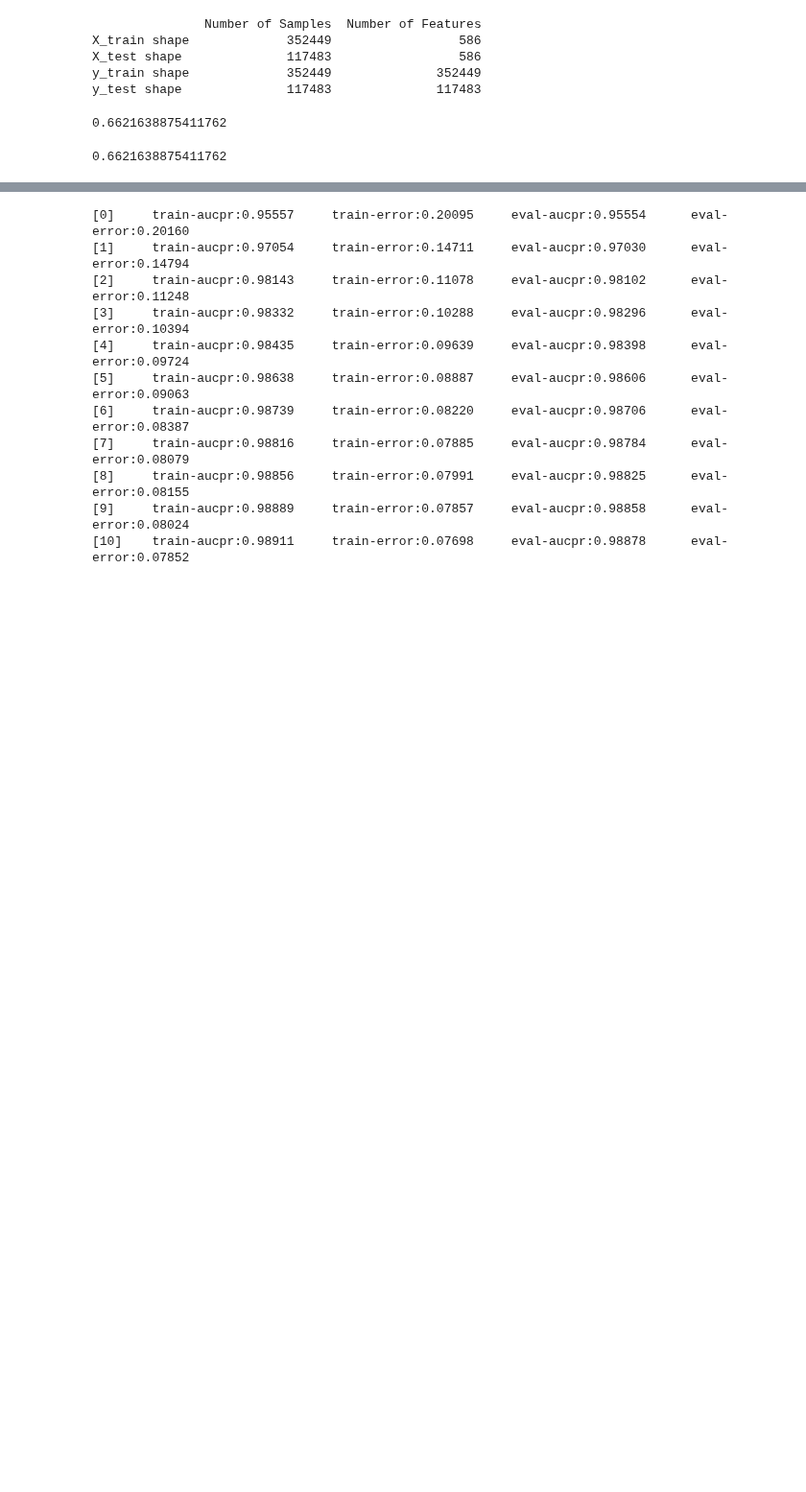
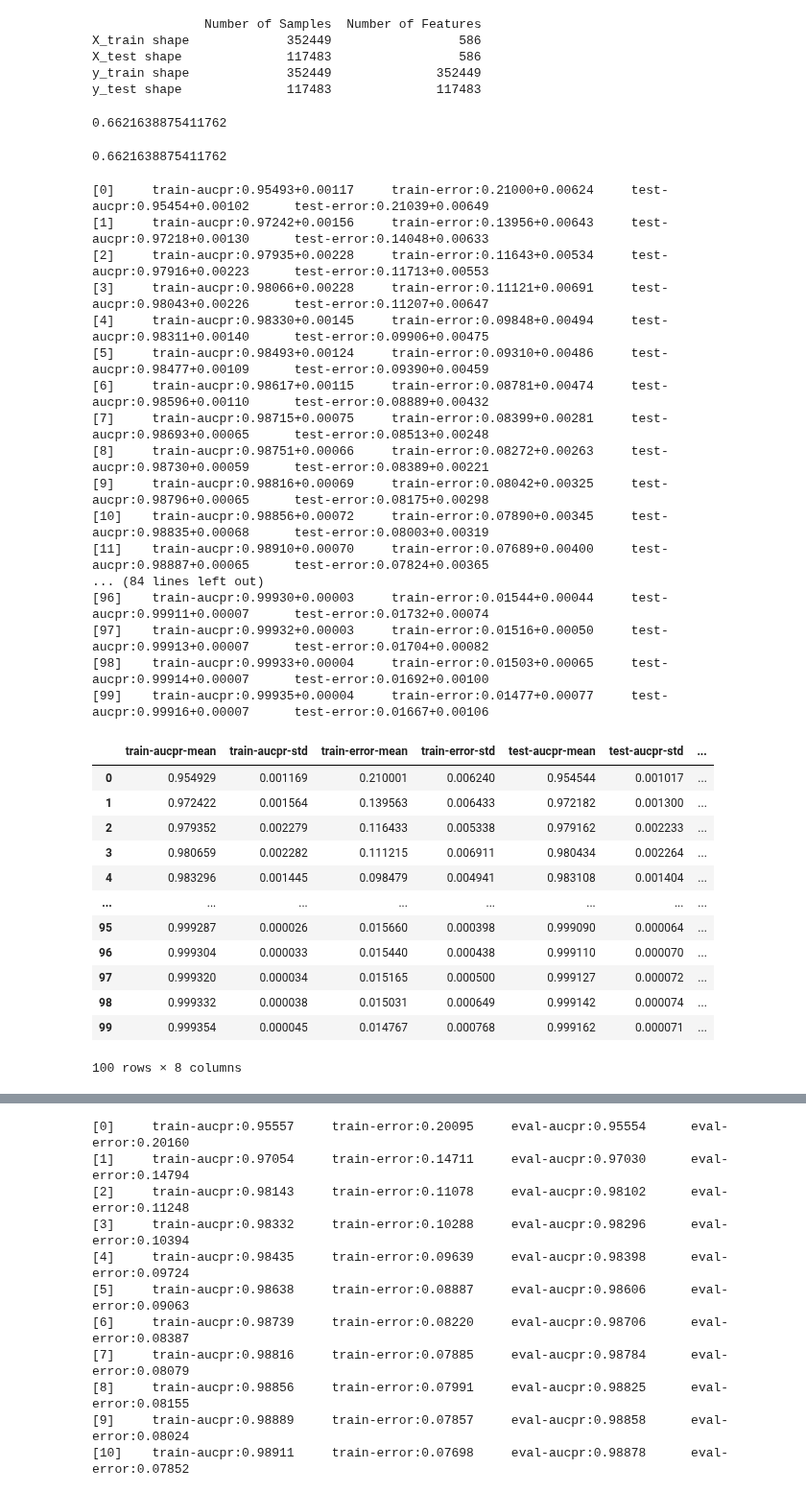
Before and after one commit to rspseshasai/vandalism_detection_osm, a Jupyter notebook: xgboost_model.ipynb, the cells around one changed output, grey strips where cells are left out. Shown at 96% size. Cells and saved outputs as stored; diff of their text form; code cells hidden in the pictures; blank space fills up the shorter version.

Commit message:
feature: add cross validation code

```diff
--- a/xgboost_model.ipynb
+++ b/xgboost_model.ipynb
@@ -155,3 +149,66 @@ sum(y_train)/len(y_train)
 sum(y_test)/len(y_test)
 # %% [output]
 0.6621638875411762
+# %%
+# Cross Validation
+import xgboost as xgb
+import numpy as np
+
+# Set up the parameters (you can use your existing ones)
+params = {
+    'objective': 'binary:logistic',  # Binary classification
+    'eval_metric': ['aucpr', 'error'],  # Evaluation metrics
+    'seed': 42
+}
+
+# Number of boosting rounds
+num_boost_round = 100
+
+# Number of folds
+n_folds = 5
+
+# Perform 5-fold cross-validation
+cv_results = xgb.cv(
+    params,
+    xgb.DMatrix(X_train, label=y_train),
+    num_boost_round=num_boost_round,
+    nfold=n_folds,
+    early_stopping_rounds=15,
+    metrics=['aucpr', 'error'],  # Use AUC-PR and error for validation
+    seed=42,
+    verbose_eval=True
+)
+
+# Display cross-validation results
+cv_results
+# %% [output]
+[0]     train-aucpr:0.95493+0.00117     train-error:0.21000+0.00624     test-aucpr:0.95454+0.00102      test-error:0.21039+0.00649
+[1]     train-aucpr:0.97242+0.00156     train-error:0.13956+0.00643     test-aucpr:0.97218+0.00130      test-error:0.14048+0.00633
+[2]     train-aucpr:0.97935+0.00228     train-error:0.11643+0.00534     test-aucpr:0.97916+0.00223      test-error:0.11713+0.00553
+[3]     train-aucpr:0.98066+0.00228     train-error:0.11121+0.00691     test-aucpr:0.98043+0.00226      test-error:0.11207+0.00647
+[4]     train-aucpr:0.98330+0.00145     train-error:0.09848+0.00494     test-aucpr:0.98311+0.00140      test-error:0.09906+0.00475
+[5]     train-aucpr:0.98493+0.00124     train-error:0.09310+0.00486     test-aucpr:0.98477+0.00109      test-error:0.09390+0.00459
+[6]     train-aucpr:0.98617+0.00115     train-error:0.08781+0.00474     test-aucpr:0.98596+0.00110      test-error:0.08889+0.00432
+[7]     train-aucpr:0.98715+0.00075     train-error:0.08399+0.00281     test-aucpr:0.98693+0.00065      test-error:0.08513+0.00248
+[8]     train-aucpr:0.98751+0.00066     train-error:0.08272+0.00263     test-aucpr:0.98730+0.00059      test-error:0.08389+0.00221
+[9]     train-aucpr:0.98816+0.00069     train-error:0.08042+0.00325     test-aucpr:0.98796+0.00065      test-error:0.08175+0.00298
+[10]    train-aucpr:0.98856+0.00072     train-error:0.07890+0.00345     test-aucpr:0.98835+0.00068      test-error:0.08003+0.00319
+[11]    train-aucpr:0.98910+0.00070     train-error:0.07689+0.00400     test-aucpr:0.98887+0.00065      test-error:0.07824+0.00365
+... (84 lines left out)
+[96]    train-aucpr:0.99930+0.00003     train-error:0.01544+0.00044     test-aucpr:0.99911+0.00007      test-error:0.01732+0.00074
+[97]    train-aucpr:0.99932+0.00003     train-error:0.01516+0.00050     test-aucpr:0.99913+0.00007      test-error:0.01704+0.00082
+[98]    train-aucpr:0.99933+0.00004     train-error:0.01503+0.00065     test-aucpr:0.99914+0.00007      test-error:0.01692+0.00100
+[99]    train-aucpr:0.99935+0.00004     train-error:0.01477+0.00077     test-aucpr:0.99916+0.00007      test-error:0.01667+0.00106
+|  | train-aucpr-mean | train-aucpr-std | train-error-mean | train-error-std | test-aucpr-mean | test-aucpr-std | ... |
+| 0 | 0.954929 | 0.001169 | 0.210001 | 0.006240 | 0.954544 | 0.001017 | ... |
+| 1 | 0.972422 | 0.001564 | 0.139563 | 0.006433 | 0.972182 | 0.001300 | ... |
+| 2 | 0.979352 | 0.002279 | 0.116433 | 0.005338 | 0.979162 | 0.002233 | ... |
+| 3 | 0.980659 | 0.002282 | 0.111215 | 0.006911 | 0.980434 | 0.002264 | ... |
+| 4 | 0.983296 | 0.001445 | 0.098479 | 0.004941 | 0.983108 | 0.001404 | ... |
+| ... | ... | ... | ... | ... | ... | ... | ... |
+| 95 | 0.999287 | 0.000026 | 0.015660 | 0.000398 | 0.999090 | 0.000064 | ... |
+| 96 | 0.999304 | 0.000033 | 0.015440 | 0.000438 | 0.999110 | 0.000070 | ... |
+| 97 | 0.999320 | 0.000034 | 0.015165 | 0.000500 | 0.999127 | 0.000072 | ... |
+| 98 | 0.999332 | 0.000038 | 0.015031 | 0.000649 | 0.999142 | 0.000074 | ... |
+| 99 | 0.999354 | 0.000045 | 0.014767 | 0.000768 | 0.999162 | 0.000071 | ... |
+100 rows × 8 columns
```
Also changed, not shown: parts of 2 cells of this notebook.
